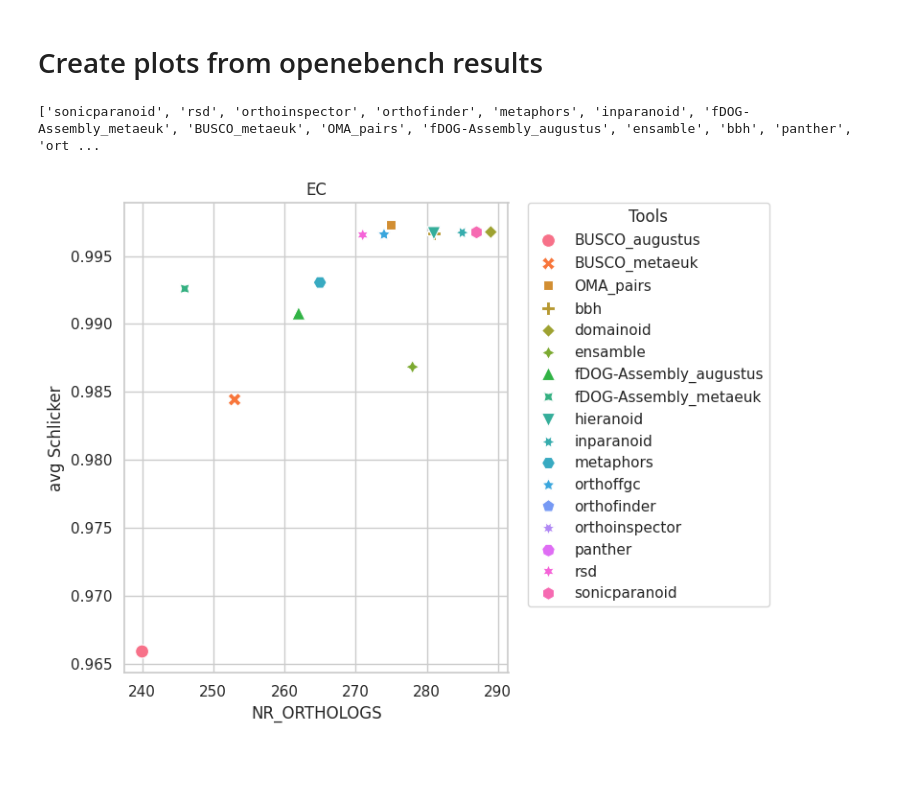
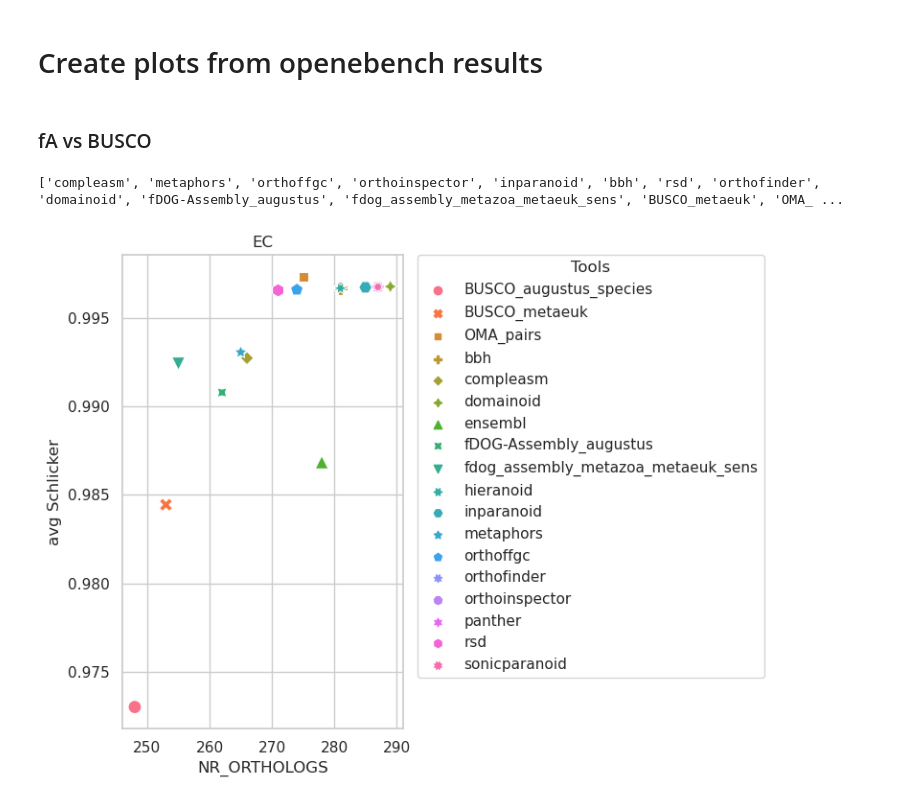
Before and after one commit to HannahBioI/fDOG-Assembly-benchmark, a Jupyter notebook: scripts/create_openebench_plots.ipynb, the cells around one changed output. Cells and saved outputs as stored; diff of their text form; code cells hidden in the pictures; blank space fills up the shorter version.

```diff
--- a/scripts/create_openebench_plots.ipynb
+++ b/scripts/create_openebench_plots.ipynb
@@ -19,7 +22,7 @@ def label_point(x, y, val, ax):
     for i, point in a.iterrows():
         ax.text(point['x']+0.02, point['y'], str(point['val']))
 # %%
-def all_json_to_dataframe(data_directory, challenge, x_value, y_value, error_bars = False, label_points = False):
+def all_json_to_dataframe(data_directory, challenge, x_value, y_value, run, error_bars = False, label_points = False):
     tools = []
     x_values = []
     x_errors = []
@@ -76,13 +79,15 @@ def all_json_to_dataframe(data_directory, challenge, x_value, y_value, error_bar
     plt.legend(title='Tools', loc='upper left', bbox_to_anchor=(1.05, 1), borderaxespad=0.)
     plt.tight_layout()
     #plt.show()
-    plt.savefig('QfO_benchmarking_service_plots/' + challenge + '.svg', dpi=900, bbox_inches='tight')
-    return tools, x_values, y_values, x_errors, y_errors
+    plt.savefig('QfO_benchmarking_service_plots/figures_review_nar/zoomed_out/' + challenge + '_'  + run +  '.svg', dpi=900, bbox_inches='tight')
+    return tools, x_values, y_values, x_errors, y_errors, df
+# %% [markdown]
+### fA vs BUSCO
 # %%
-data_directory = "../openebench_output/with_new_chicken/"
-tools, x_values, y_values, x_errors, y_errors = all_json_to_dataframe(data_directory, "EC", "NR_ORTHOLOGS", "avg Schlicker", error_bars=False, label_points=False)
+data_directory = "../openebench_output/with_new_chicken_status_dez_2025/"
+tools, x_values, y_values, x_errors, y_errors, df_ec = all_json_to_dataframe(data_directory, "EC", "NR_ORTHOLOGS", "avg Schlicker", "fA_vs_BUSCO", error_bars=False, label_points=False)
 print(tools, x_values, y_values, x_errors, y_errors)
 # %% [output]
-['sonicparanoid', 'rsd', 'orthoinspector', 'orthofinder', 'metaphors', 'inparanoid', 'fDOG-Assembly_metaeuk', 'BUSCO_metaeuk', 'OMA_pairs', 'fDOG-Assembly_augustus', 'ensamble', 'bbh', 'panther', 'ort ...
+['compleasm', 'metaphors', 'orthoffgc', 'orthoinspector', 'inparanoid', 'bbh', 'rsd', 'orthofinder', 'domainoid', 'fDOG-Assembly_augustus', 'fdog_assembly_metazoa_metaeuk_sens', 'BUSCO_metaeuk', 'OMA_ ...
-[figure, old version]
+[figure, new version]
 # %%
```
Also changed, not shown: parts of 12 cells of this notebook, 12 other files.
